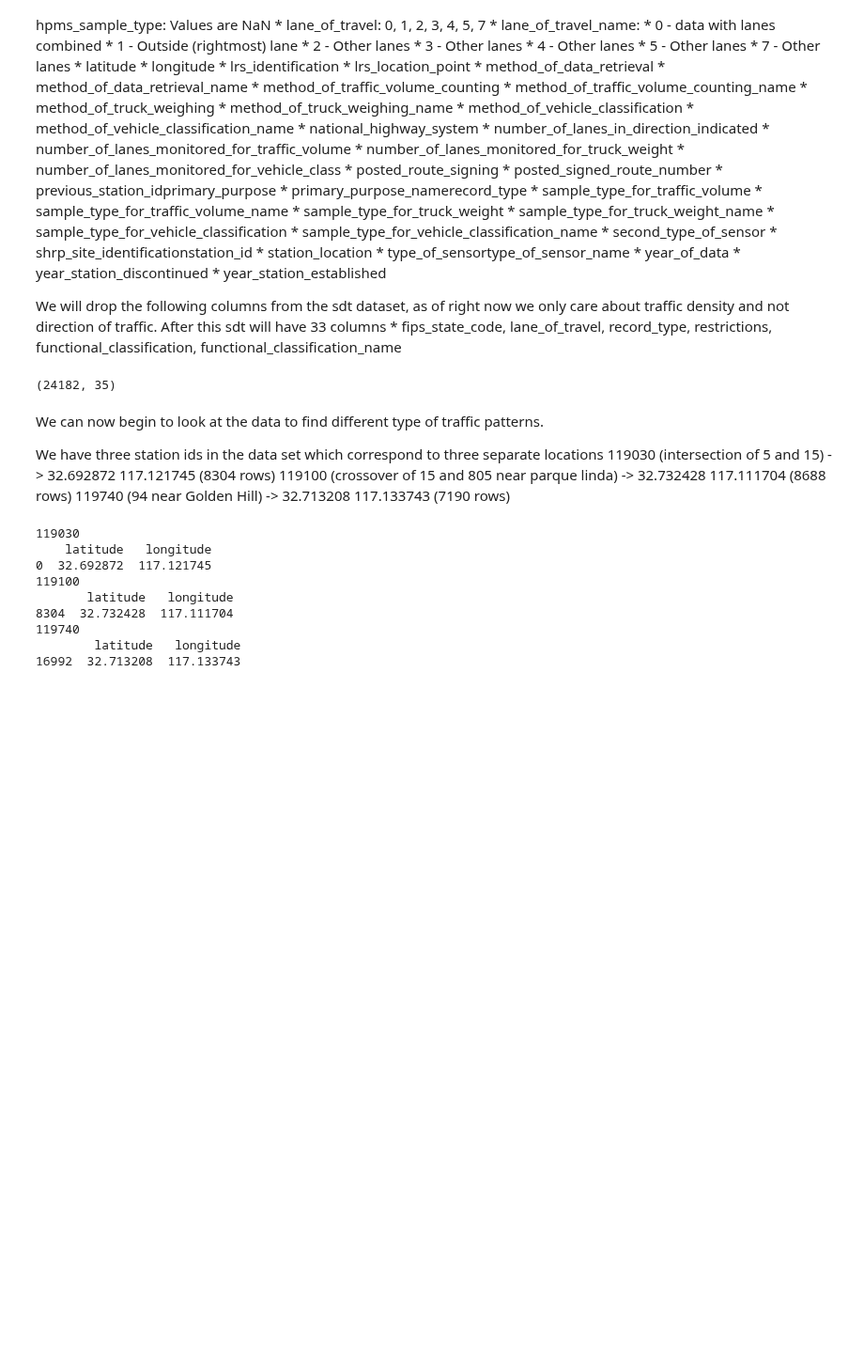
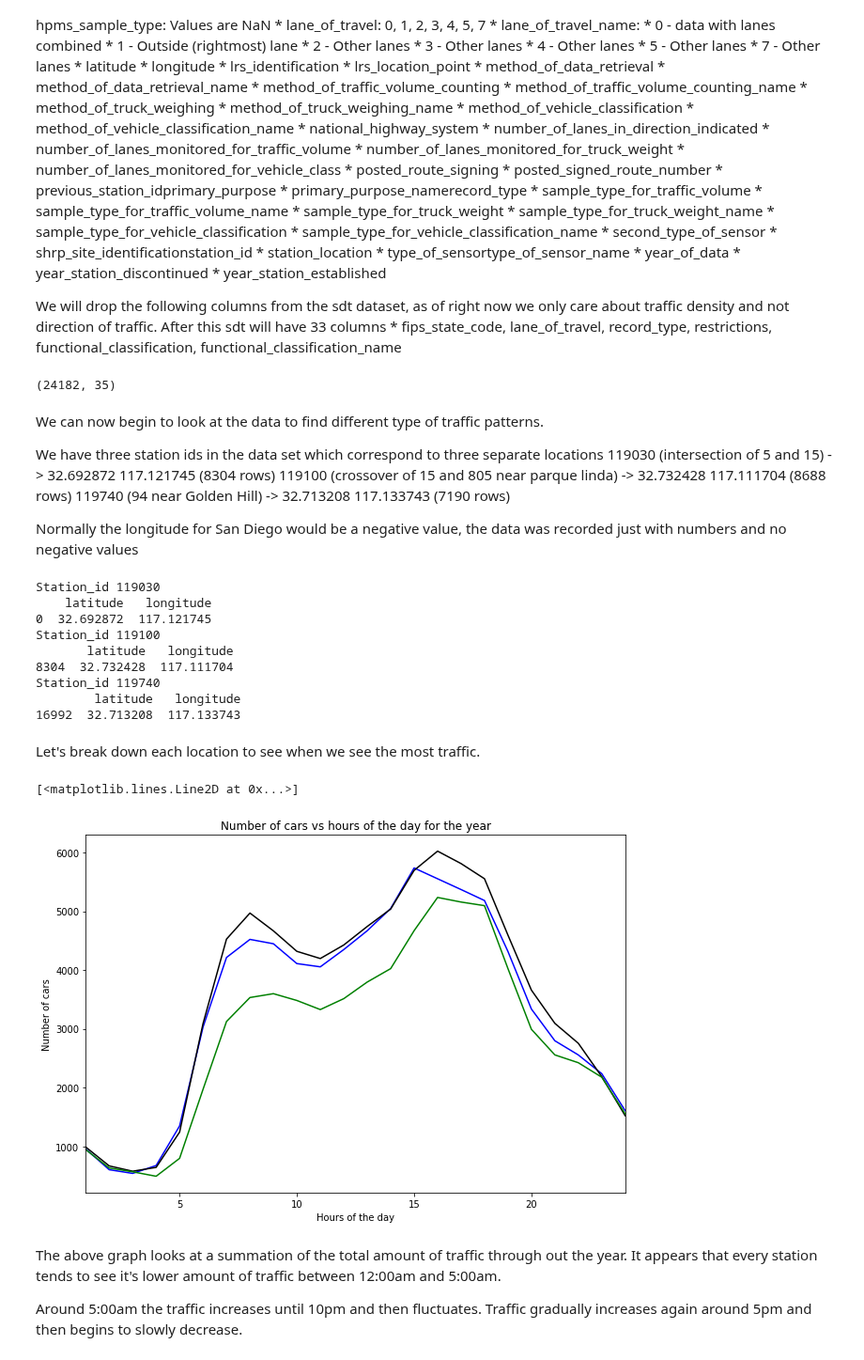
Before and after one commit to BigDataForSanDiego/2019-Team-201, a Jupyter notebook: Traffic/exploration-of-2015-traffic-dataset.ipynb, the cells around one changed output. Shown at 94% size. Drawn from its saved outputs; the diff is of its cells as text; code cells hidden in the pictures; blank space fills up the shorter version.

Commit message:
updated plot to include averages

```diff
--- a/Traffic/exploration-of-2015-traffic-dataset.ipynb
+++ b/Traffic/exploration-of-2015-traffic-dataset.ipynb
@@ -125,19 +125,70 @@ We have three station ids in the data set which correspond to three separate loc
     119030 (intersection of 5 and 15) -> 32.692872  117.121745 (8304 rows)
     119100 (crossover of 15 and 805 near parque linda) -> 32.732428  117.111704 (8688 rows)
     119740 (94 near Golden Hill) -> 32.713208  117.133743 (7190 rows)
+
+Normally the longitude for San Diego would be a negative value, the data was recorded just with numbers and no negative values
 # %%
 
 station_ids = sd_traffic_ds["station_id"].unique()
 for i in station_ids:
-    print(Stationi)
+    print("Station_id",i)
     print(sd_traffic_ds[sd_traffic_ds["station_id"] == i][["latitude","longitude"]].head(1))
 # %% [output]
-119030
+Station_id 119030
     latitude   longitude
 0  32.692872  117.121745
-119100
+Station_id 119100
        latitude   longitude
 8304  32.732428  117.111704
-119740
+Station_id 119740
         latitude   longitude
 16992  32.713208  117.133743
+# %% [markdown]
+Let's break down each location to see when we see the most traffic.
+# %%
+
+#Breaking up the traffic by station
+sdtds_id_0 = sd_traffic_ds[sd_traffic_ds["station_id"] == station_ids[0]]
+sdtds_id_1 = sd_traffic_ds[sd_traffic_ds["station_id"] == station_ids[1]]
+sdtds_id_2 = sd_traffic_ds[sd_traffic_ds["station_id"] == station_ids[2]]
+
+sdts_id_0_sum = sdtds_id_0.loc[:,"traffic_volume_counted_after_0000_to_0100": \
+               "traffic_volume_counted_after_2300_to_2400"].sum()
+sdts_id_1_sum = sdtds_id_1.loc[:,"traffic_volume_counted_after_0000_to_0100": \
+               "traffic_volume_counted_after_2300_to_2400"].sum()
+sdts_id_2_sum = sdtds_id_2.loc[:,"traffic_volume_counted_after_0000_to_0100": \
+               "traffic_volume_counted_after_2300_to_2400"].sum()
+sdtds_id_0_mean = np.mean(sdtds_id_0.loc[:,"traffic_volume_counted_after_0000_to_0100": \
+               "traffic_volume_counted_after_2300_to_2400"])
+sdtds_id_1_mean = np.mean(sdtds_id_1.loc[:,"traffic_volume_counted_after_0000_to_0100": \
+               "traffic_volume_counted_after_2300_to_2400"])
+sdtds_id_2_mean = np.mean(sdtds_id_2.loc[:,"traffic_volume_counted_after_0000_to_0100": \
+               "traffic_volume_counted_after_2300_to_2400"])
+sdtds_id_0_std = np.std(sdtds_id_0.loc[:,"traffic_volume_counted_after_0000_to_0100": \
+               "traffic_volume_counted_after_2300_to_2400"])
+sdtds_id_1_std = np.std(sdtds_id_1.loc[:,"traffic_volume_counted_after_0000_to_0100": \
+               "traffic_volume_counted_after_2300_to_2400"])
+sdtds_id_2_std = np.std(sdtds_id_2.loc[:,"traffic_volume_counted_after_0000_to_0100": \
+               "traffic_volume_counted_after_2300_to_2400"])
+
+
+#Plotting the most traffic by station
+plt.figure(1, figsize=(35, 7))
+plt.subplot(131)
+plt.title("Number of cars vs hours of the day for the year")
+plt.xlabel("Hours of the day")
+plt.ylabel("Number of cars")
+plt.xlim((1,24))
+plt.plot(range(1,25,1),sdtds_id_0_mean[0:],color = "blue")
+plt.plot(range(1,25,1),sdtds_id_1_mean[0:],color = "black")
+plt.plot(range(1,25,1),sdtds_id_2_mean[0:], color = "green")
+
+#sdtds_0_mean_std = pd.DataFrame(sdtds_id_0_mean,sdtds_i)
+#print(sdtds_id_0_mean, sdtds_id_0_std)
+# %% [output]
+[<matplotlib.lines.Line2D at 0x...>]
+[figure, added]
+# %% [markdown]
+The above graph looks at a summation of the total amount of traffic through out the year. It appears that every station tends to see it's lower amount of traffic between 12:00am and 5:00am.
+
+Around 5:00am the traffic increases until 10pm and then fluctuates. Traffic gradually increases again around 5pm and then begins to slowly decrease.
```
